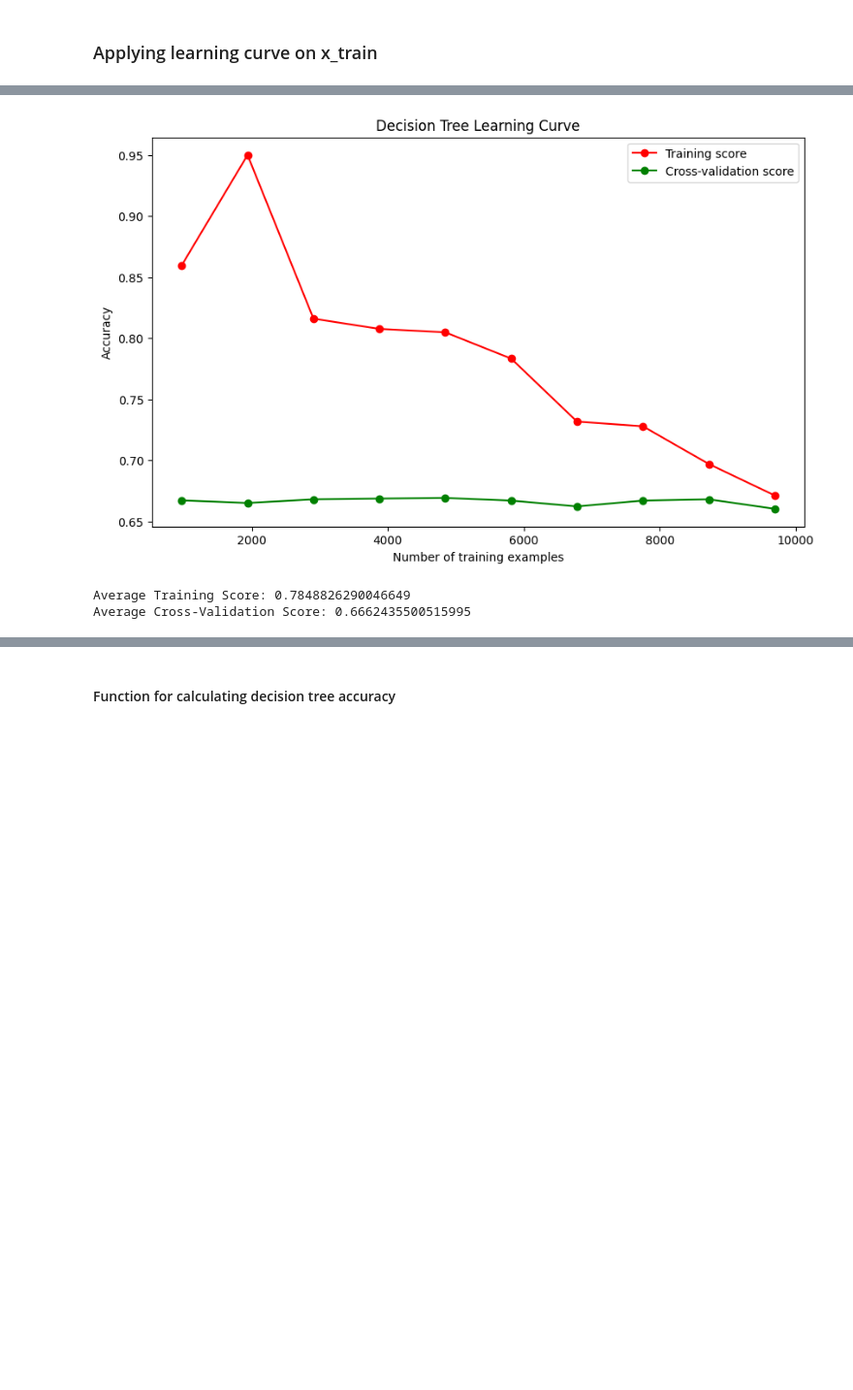
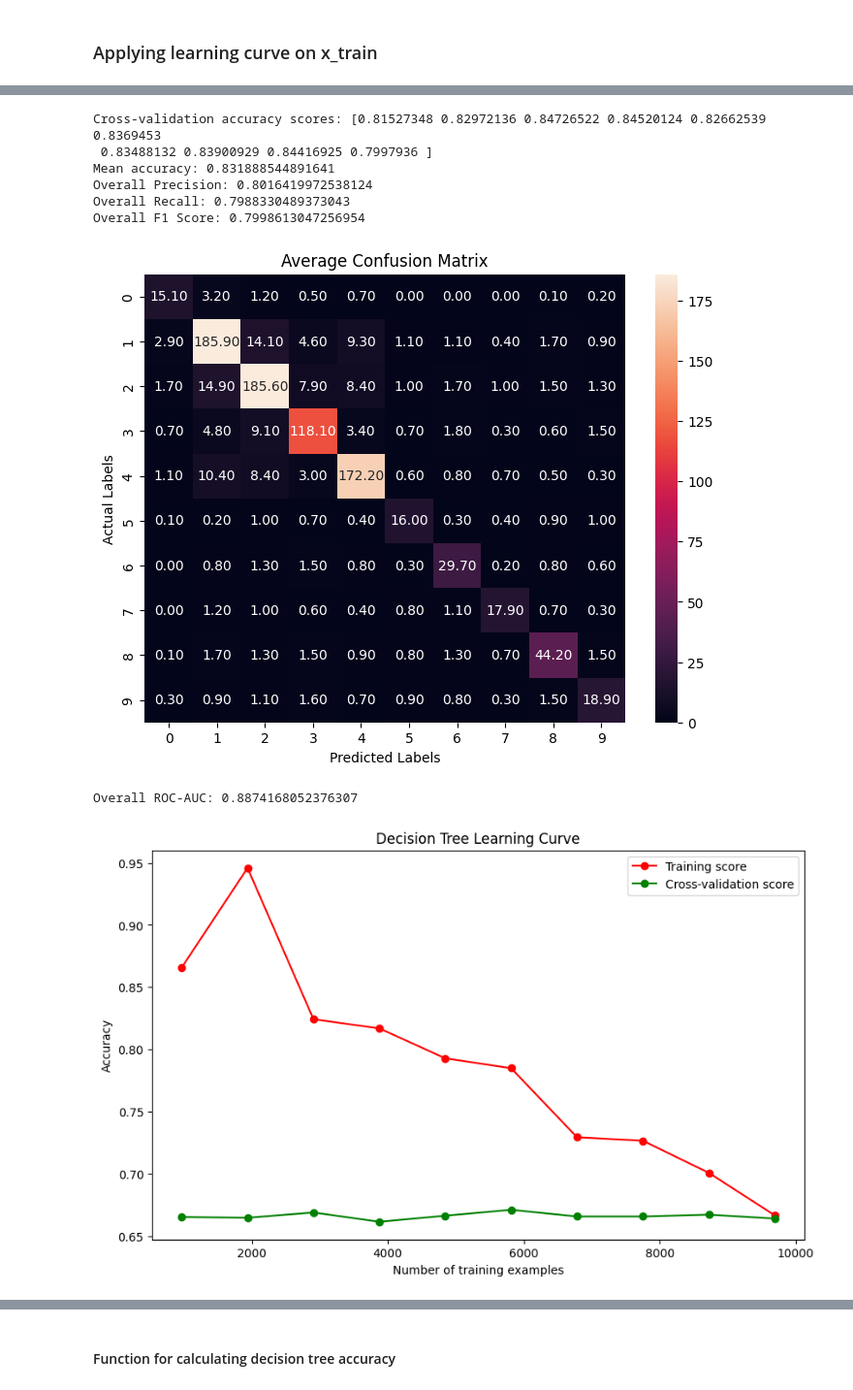
Before and after one commit to Suhail270/DMML_Part3, a Jupyter notebook: Part3.ipynb, the cells around one changed output, grey strips where cells are left out. Shown at 97% size. Cells and saved outputs as stored; diff of their text form; code cells hidden in the pictures; blank space fills up the shorter version.

Commit message:
Revamped validation and implemented metrics

```diff
--- a/Part3.ipynb
+++ b/Part3.ipynb
@@ -160,6 +334,12 @@ Cross-validation scores: [0.56346749 0.63364293 0.68214654 0.70175439 0.64705882
 # %%
-plot_learning_curve(x_train_all,y_train_all)
+cross_val_metrics(x_train_all,y_train_all)
 # %% [output]
+Cross-validation accuracy scores: [0.81527348 0.82972136 0.84726522 0.84520124 0.82662539 0.8369453
+ 0.83488132 0.83900929 0.84416925 0.7997936 ]
+Mean accuracy: 0.831888544891641
+Overall Precision: 0.8016419972538124
+Overall Recall: 0.7988330489373043
+Overall F1 Score: 0.7998613047256954
-[figure, old version]
+[figure, new version]
-Average Training Score: 0.7848826290046649
-Average Cross-Validation Score: 0.6662435500515995
+Overall ROC-AUC: 0.8874168052376307
+[figure, added]
```
Also changed, not shown: parts of 9 cells of this notebook, 1 other file.
